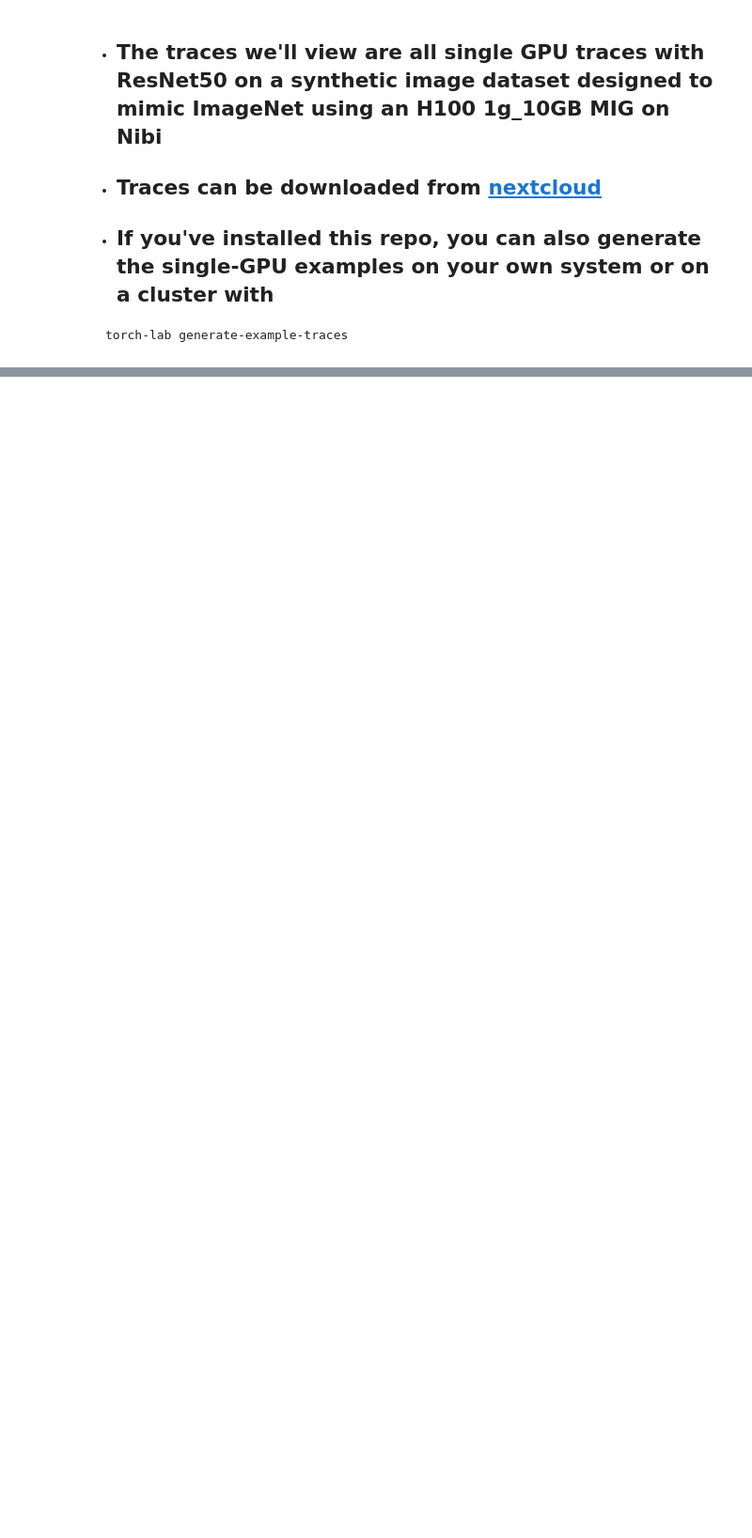
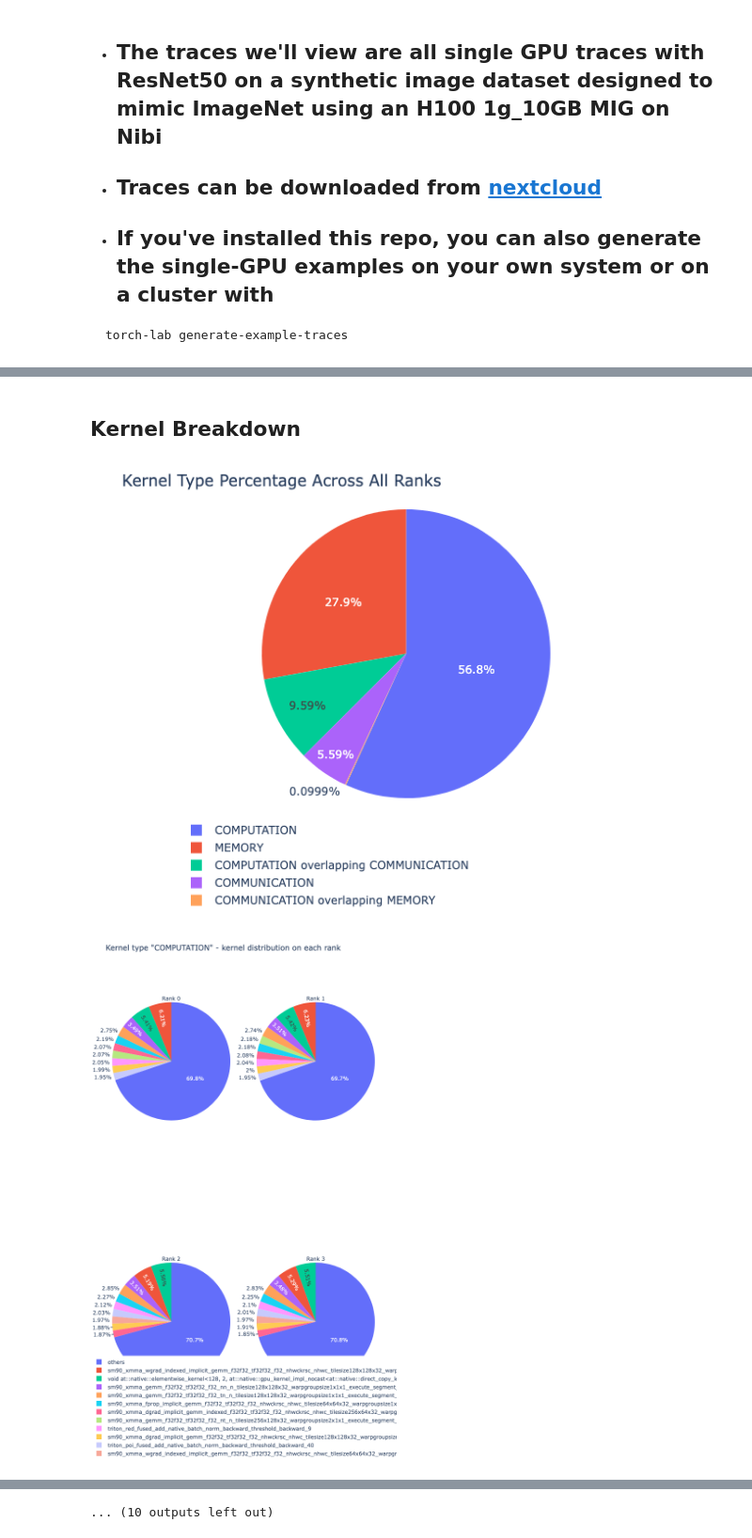
Before and after one commit to cwilson51/sn-torch-lab, a Jupyter notebook: demo/demo.ipynb, the cells around one changed output, grey strips where cells are left out. Shown at 94% size. Cells and saved outputs as stored; diff of their text form; code cells hidden in the pictures; blank space fills up the shorter version.

```diff
--- a/demo/demo.ipynb
+++ b/demo/demo.ipynb
@@ -292,0 +362,7 @@ torch-lab generate-example-traces
+# %% [markdown]
+## Kernel Breakdown
+# %%
+analyzer.get_gpu_kernel_breakdown()
+# %% [output]
+[figure, added]
+[figure, added]
@@ -292,0 +379 @@ torch-lab generate-example-traces
+... (10 outputs left out)
```
Also changed, not shown: parts of 27 cells of this notebook.
